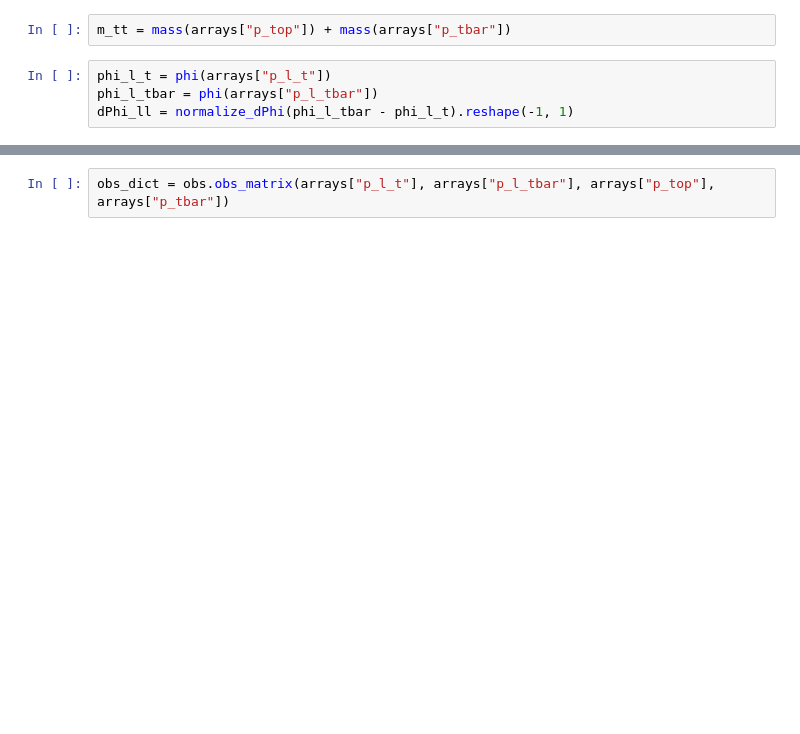
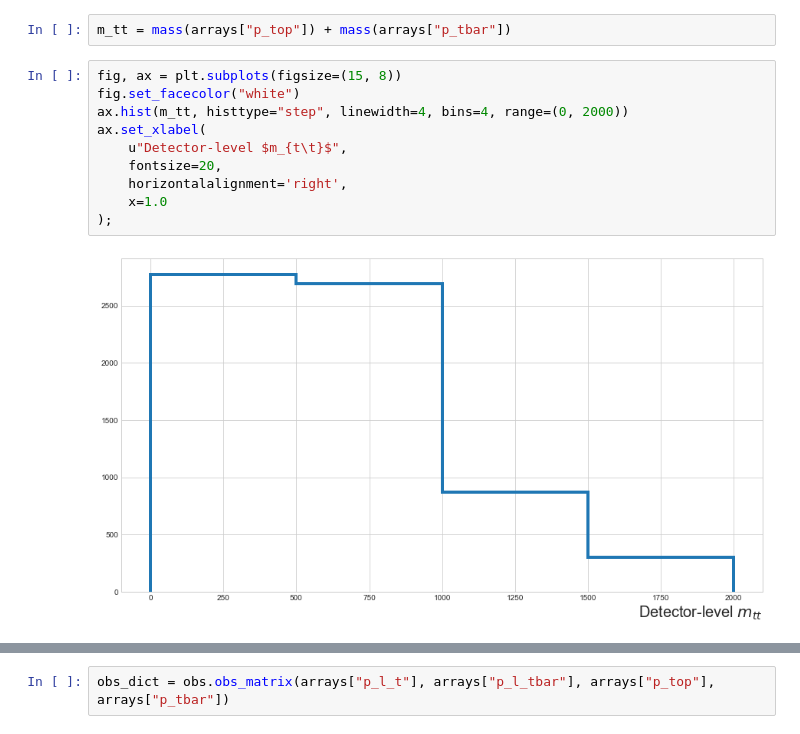
Before and after one commit to cmpatino/optimal-observables, a Jupyter notebook: consistency_checks/Observables.ipynb, the cells around one changed output, grey strips where cells are left out. Drawn from its saved outputs; the diff is of its cells as text; blank space fills up the shorter version.

```diff
--- a/consistency_checks/Observables.ipynb
+++ b/consistency_checks/Observables.ipynb
@@ -29,6 +50,14 @@ arrays = {name: np.concatenate(batches, axis=0) for name, batches in batches.ite
 # %%
 m_tt = mass(arrays["p_top"]) + mass(arrays["p_tbar"])
-# %%
-phi_l_t = phi(arrays["p_l_t"])
-phi_l_tbar = phi(arrays["p_l_tbar"])
-dPhi_ll = normalize_dPhi(phi_l_tbar - phi_l_t).reshape(-1, 1)
+# %%
+fig, ax = plt.subplots(figsize=(15, 8))
+fig.set_facecolor("white")
+ax.hist(m_tt, histtype="step", linewidth=4, bins=4, range=(0, 2000))
+ax.set_xlabel(
+    u"Detector-level $m_{t\t}$",
+    fontsize=20,
+    horizontalalignment='right',
+    x=1.0
+);
+# %% [output]
+[figure, added]
```
Also changed, not shown: parts of 12 cells of this notebook.
